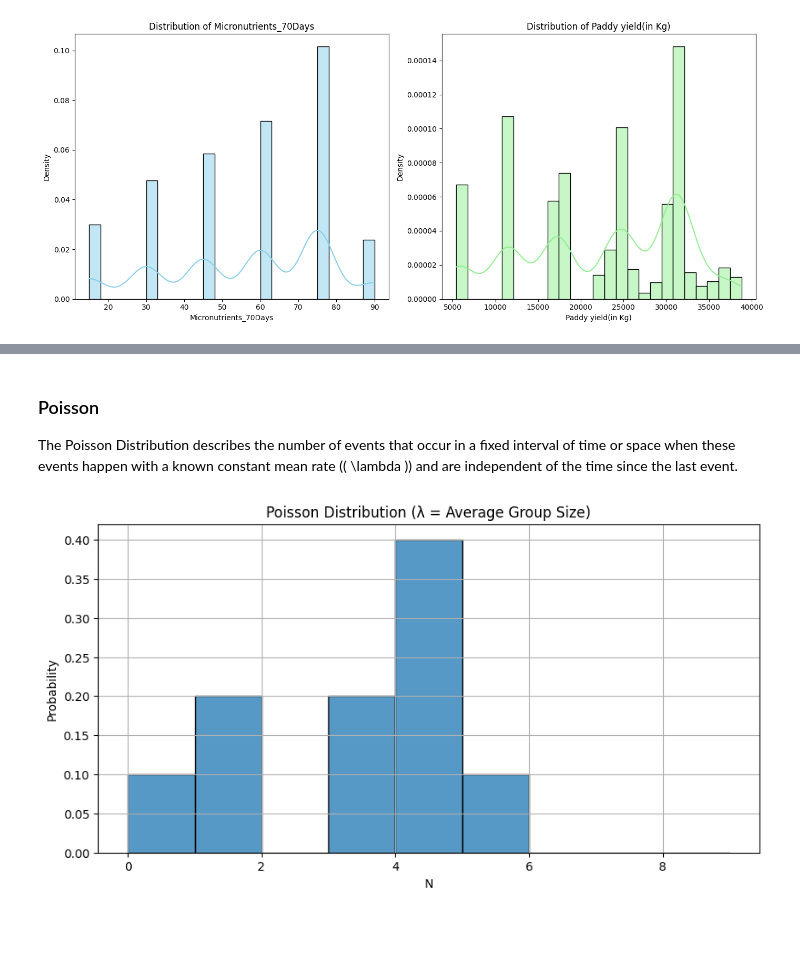
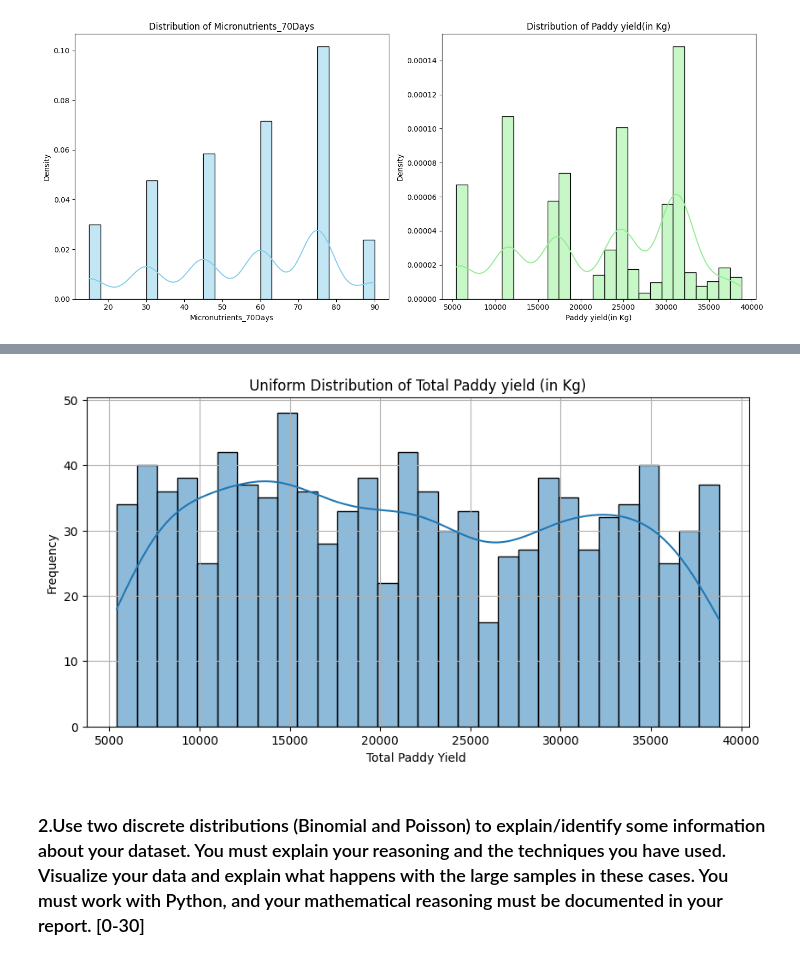
Before and after one commit to 2026726-dotcom/STDA, a Jupyter notebook: CA1.ipynb, the cells around one changed output, grey strips where cells are left out. Saved outputs shown, nothing was run; the diff lists cells and outputs as text; code cells hidden in the pictures; blank space fills up the shorter version.

```diff
--- a/CA1.ipynb
+++ b/CA1.ipynb
@@ -132,3 +132,11 @@ Trash (in bundles) > Mean:  335.51 Median:  360.0 Mode:  0    400
 Name: Trash(in bundles), dtype: int64
 Paddy yield (Kg) > Mean:  22517.73 Median:  24636.0 Mode:  0    17508
 Name: Paddy yield(in Kg), dtype: int64
+# %%
+#Percentage
+
+#to show the contribution per variety of rice and the total paddy yield
+paddyYield=data["Paddy yield(in Kg)"]
+totalPaddyyield=paddyYield.sum()
+data["PaddyYield_Percentage"]=(data["Paddy yield(in Kg)"] / totalPaddyyield)*100
+print(data[["Variety","Paddy yield(in Kg)","PaddyYield_Percentage"]].head(10))
@@ -322,21 +304,0 @@ plt.show()
-# %% [markdown]
-### Poisson
-The Poisson Distribution describes the number of events that occur in a fixed interval of time or space when these events happen with a known constant mean rate (( \lambda )) and are independent of the time since the last event.
-# %%
-#Let's supossed the probability for 20 experiments, where we can see how many agricultors can have certain number of hectares
-#It means being > than the mean. Use of Poisson.
-lambda_rate = data['Hectares '].mean()
-
-# Generate Poisson distribution data
-poisson_data = np.random.poisson(lambda_rate, 10) #20 es el numero de experimentos
-
-# Plot
-plt.figure(figsize=(10, 5))
-sns.histplot(poisson_data, bins=range(0, 10), kde=False, stat='probability')
-plt.title('Poisson Distribution (λ = Average Group Size)')
-plt.xlabel('No of Hectares')
-plt.ylabel('Probability')
-plt.grid()
-plt.show()
-# %% [output]
-[figure, removed]
@@ -356,0 +305,17 @@ plt.show()
+# %%
+#Uniform Distribution
+# Assume a uniform distribution for total Paddy yield (in Kg)
+uniform_data = np.random.uniform(low=data['Paddy yield(in Kg)'].min(), high=data['Paddy yield(in Kg)'].max(), size=1000)
+
+# Plot UD
+plt.figure(figsize=(10, 5))
+sns.histplot(uniform_data, bins=30, kde=True)
+plt.title('Uniform Distribution of Total Paddy yield (in Kg)')
+plt.xlabel('Total Paddy Yield ')
+plt.ylabel('Frequency')
+plt.grid()
+plt.show()
+# %% [output]
+[figure, added]
+# %% [markdown]
+### 2.Use two discrete distributions (Binomial and Poisson) to explain/identify some information about your dataset. You must explain your reasoning and the techniques you have used. Visualize your data and explain what happens with the large samples in these cases. You must work with Python, and your mathematical reasoning must be documented in your report. [0-30]
```
Also changed, not shown: parts of 26 cells of this notebook.
